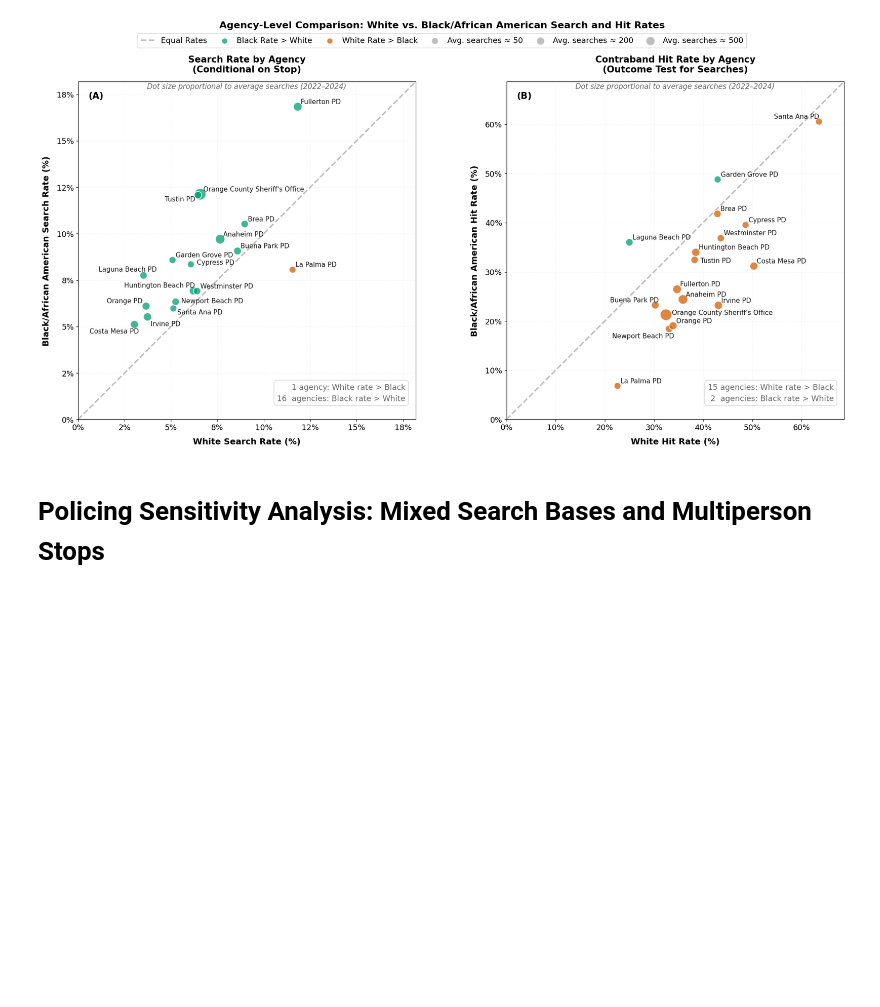
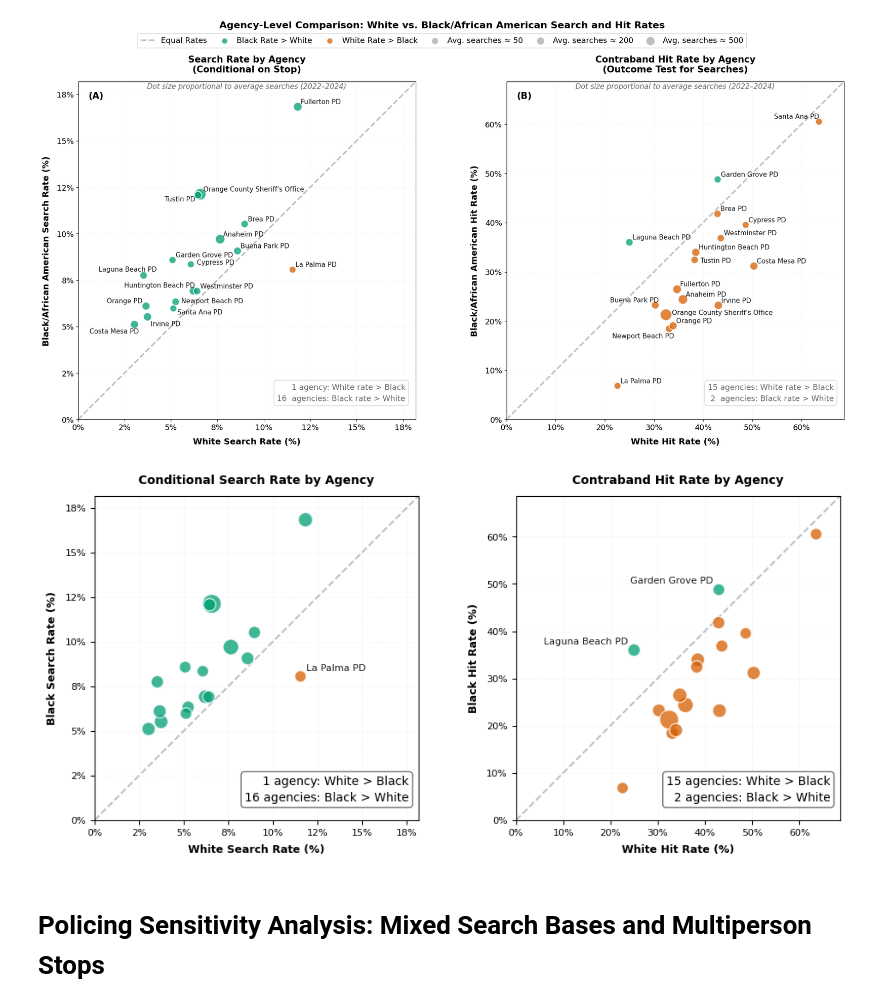
Before and after one commit to laurenbchu/honors-thesis, a Jupyter notebook: notebooks/02_analysis.ipynb, the cells around one changed output. Saved outputs shown, nothing was run; the diff lists cells and outputs as text; code cells hidden in the pictures; blank space fills up the shorter version.

```diff
--- a/notebooks/02_analysis.ipynb
+++ b/notebooks/02_analysis.ipynb
@@ -353,6 +360,10 @@ fig_agency = visualization_utils.plot_agency_black_white_rates(agency_hit_summar
 # visualization_utils.export_figure_to_pdf(fig_agency, "04_agency_rates")
 # %% [output]
 [figure]
+# %%
+fig = visualization_utils.plot_agency_black_white_rates_poster(agency_hit_summary)
+# %% [output]
+[figure, added]
 # %% [markdown]
 # Policing Sensitivity Analysis: Mixed Search Bases and Multiperson Stops
 # %%
```
Also changed, not shown: parts of 15 cells of this notebook, 1 other file.
